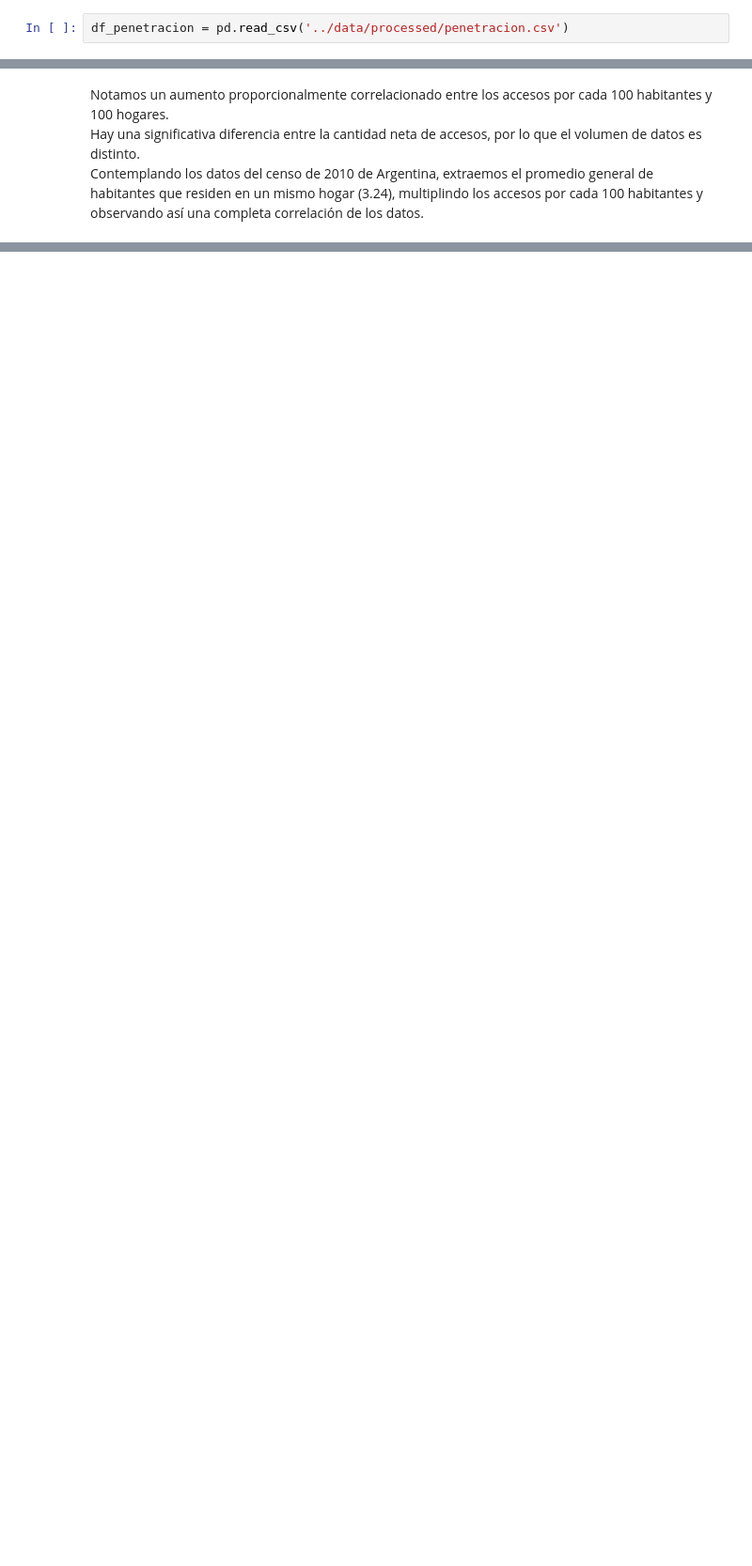
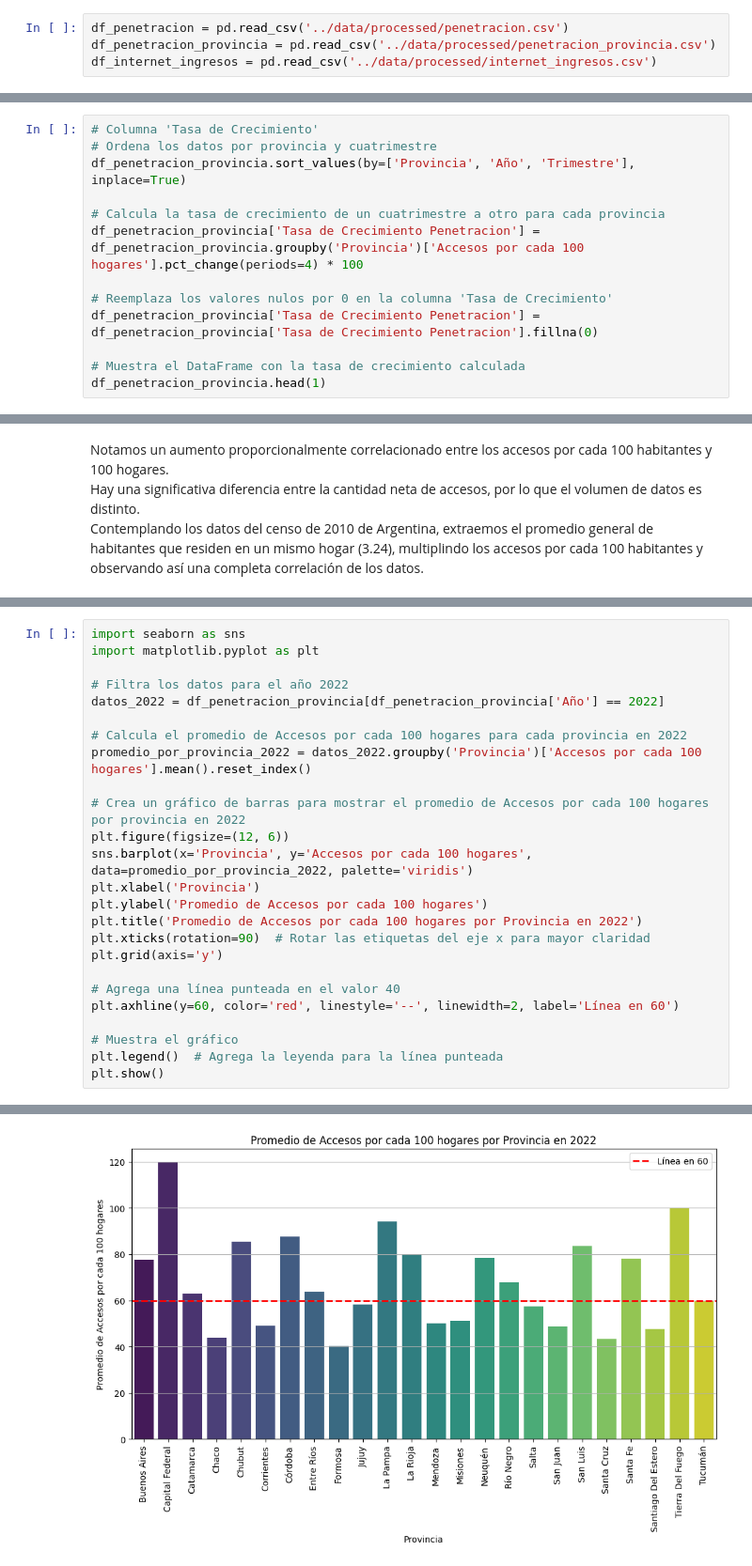
Before and after one commit to Paniceres/PI_Data_Analitycs, a Jupyter notebook: notebooks/EDA.ipynb, the cells around one changed output, grey strips where cells are left out. Shown at 94% size. Drawn from its saved outputs; the diff is of its cells as text; blank space fills up the shorter version.

```diff
--- a/notebooks/EDA.ipynb
+++ b/notebooks/EDA.ipynb
@@ -14,2 +14,4 @@ import matplotlib.pyplot as plt
 # %%
 df_penetracion = pd.read_csv('../data/processed/penetracion.csv')
+df_penetracion_provincia = pd.read_csv('../data/processed/penetracion_provincia.csv')
+df_internet_ingresos = pd.read_csv('../data/processed/internet_ingresos.csv')
@@ -50,0 +23,13 @@ memory usage: 1.5+ KB
+# %%
+# Columna 'Tasa de Crecimiento'
+# Ordena los datos por provincia y cuatrimestre
+df_penetracion_provincia.sort_values(by=['Provincia', 'Año', 'Trimestre'], inplace=True)
+
+# Calcula la tasa de crecimiento de un cuatrimestre a otro para cada provincia
+df_penetracion_provincia['Tasa de Crecimiento Penetracion'] = df_penetracion_provincia.groupby('Provincia')['Accesos por cada 100 hogares'].pct_change(periods=4) * 100
+
+# Reemplaza los valores nulos por 0 en la columna 'Tasa de Crecimiento'
+df_penetracion_provincia['Tasa de Crecimiento Penetracion'] = df_penetracion_provincia['Tasa de Crecimiento Penetracion'].fillna(0)
+
+# Muestra el DataFrame con la tasa de crecimiento calculada
+df_penetracion_provincia.head(1)
@@ -377,0 +248,26 @@ plt.show()
+# %%
+import seaborn as sns
+import matplotlib.pyplot as plt
+
+# Filtra los datos para el año 2022
+datos_2022 = df_penetracion_provincia[df_penetracion_provincia['Año'] == 2022]
+
+# Calcula el promedio de Accesos por cada 100 hogares para cada provincia en 2022
+promedio_por_provincia_2022 = datos_2022.groupby('Provincia')['Accesos por cada 100 hogares'].mean().reset_index()
+
+# Crea un gráfico de barras para mostrar el promedio de Accesos por cada 100 hogares por provincia en 2022
+plt.figure(figsize=(12, 6))
+sns.barplot(x='Provincia', y='Accesos por cada 100 hogares', data=promedio_por_provincia_2022, palette='viridis')
+plt.xlabel('Provincia')
+plt.ylabel('Promedio de Accesos por cada 100 hogares')
+plt.title('Promedio de Accesos por cada 100 hogares por Provincia en 2022')
+plt.xticks(rotation=90)  # Rotar las etiquetas del eje x para mayor claridad
+plt.grid(axis='y')
+
+# Agrega una línea punteada en el valor 40
+plt.axhline(y=60, color='red', linestyle='--', linewidth=2, label='Línea en 60')
+
+# Muestra el gráfico
+plt.legend()  # Agrega la leyenda para la línea punteada
+plt.show()
+# %% [output]
@@ -377,0 +277 @@ plt.show()
+[figure, added]
```
Also changed, not shown: parts of 58 cells of this notebook, 33 other files.
